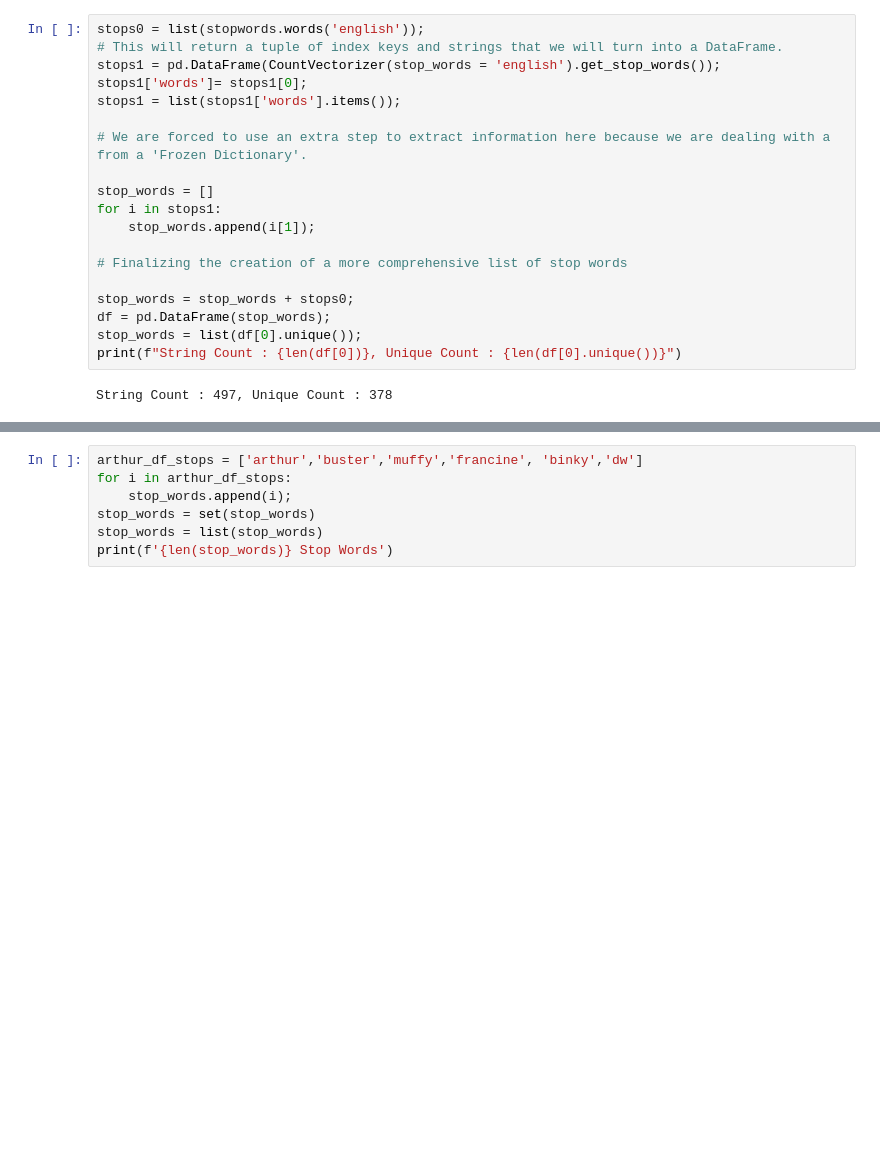
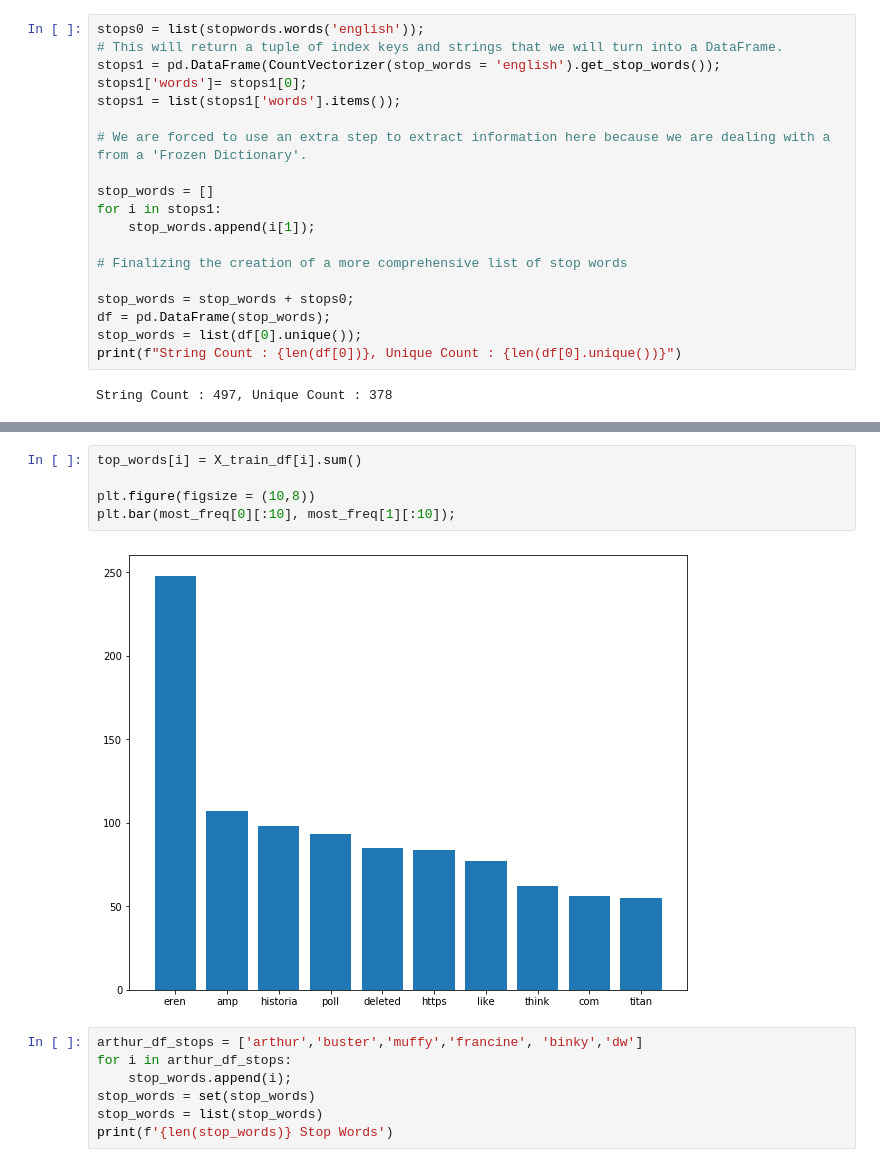
Before and after one commit to chris-volpacchio/Project-3-Scraper-Classifier, a Jupyter notebook: CV Sub-Reddit Classifier.ipynb, the cells around one changed output, grey strips where cells are left out. Drawn from its saved outputs; the diff is of its cells as text; blank space fills up the shorter version.

```diff
--- a/CV Sub-Reddit Classifier.ipynb
+++ b/CV Sub-Reddit Classifier.ipynb
@@ -263,3 +263,10 @@ most_freq[:20]
+# %%
+top_words[i] = X_train_df[i].sum()
+
+plt.figure(figsize = (10,8))
+plt.bar(most_freq[0][:10], most_freq[1][:10]);
+# %% [output]
+[figure, added]
 # %%
 arthur_df_stops = ['arthur','buster','muffy','francine', 'binky','dw']
 for i in arthur_df_stops:
```
Also changed, not shown: parts of 29 cells of this notebook, 3 other files.
